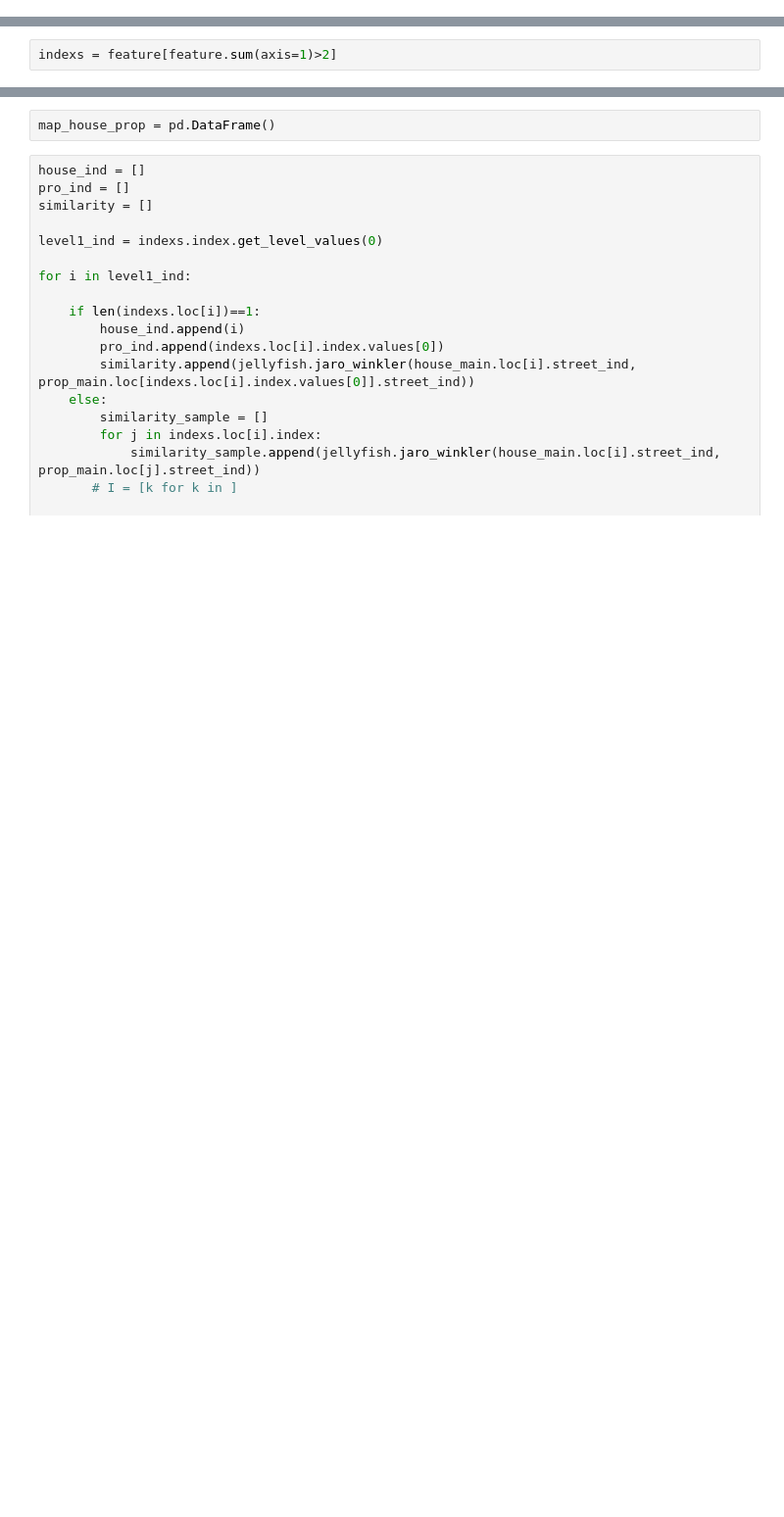
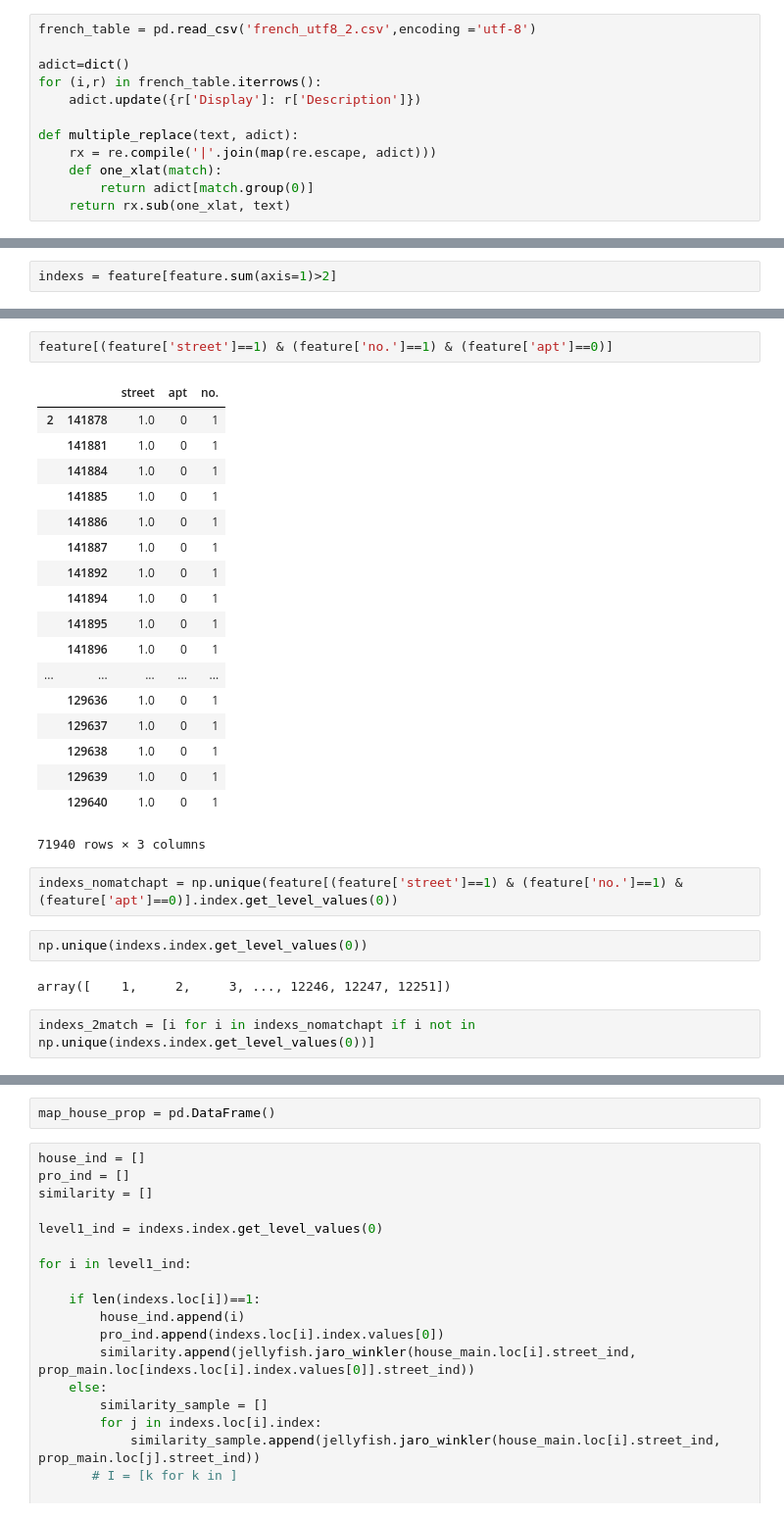
Before and after one commit to gauss1986/Genworth, a Jupyter notebook: Untitled-Copy1.ipynb, the cells around one changed output, grey strips where cells are left out. Shown: that part at 98% size. Saved outputs shown, nothing was run; the diff lists cells and outputs as text; blank space fills up the shorter version.

```diff
--- a/Untitled-Copy1.ipynb
+++ b/Untitled-Copy1.ipynb
@@ -209,3 +214,15 @@ len(prop_main)
+# %%
+french_table = pd.read_csv('french_utf8_2.csv',encoding ='utf-8')
+
+adict=dict()
+for (i,r) in french_table.iterrows():
+    adict.update({r['Display']: r['Description']})
+
+def multiple_replace(text, adict):
+    rx = re.compile('|'.join(map(re.escape, adict)))
+    def one_xlat(match):
+        return adict[match.group(0)]
+    return rx.sub(one_xlat, text)
 # %%
 L = [j for i in prop_main.street.apply(lambda x:x.split(' ')) for j in i]
 
@@ -259,0 +356,29 @@ indexs = feature[feature.sum(axis=1)>2]
+# %%
+feature[(feature['street']==1) & (feature['no.']==1) & (feature['apt']==0)]
+# %% [output]
+|  |  | street | apt | no. |
+| 2 | 141878 | 1.0 | 0 | 1 |
+|  | 141881 | 1.0 | 0 | 1 |
+|  | 141884 | 1.0 | 0 | 1 |
+|  | 141885 | 1.0 | 0 | 1 |
+|  | 141886 | 1.0 | 0 | 1 |
+|  | 141887 | 1.0 | 0 | 1 |
+|  | 141892 | 1.0 | 0 | 1 |
+|  | 141894 | 1.0 | 0 | 1 |
+|  | 141895 | 1.0 | 0 | 1 |
+|  | 141896 | 1.0 | 0 | 1 |
+| ... | ... | ... | ... | ... |
+|  | 129636 | 1.0 | 0 | 1 |
+|  | 129637 | 1.0 | 0 | 1 |
+|  | 129638 | 1.0 | 0 | 1 |
+|  | 129639 | 1.0 | 0 | 1 |
+|  | 129640 | 1.0 | 0 | 1 |
+71940 rows × 3 columns
+# %%
+indexs_nomatchapt = np.unique(feature[(feature['street']==1) & (feature['no.']==1) & (feature['apt']==0)].index.get_level_values(0))
+# %%
+np.unique(indexs.index.get_level_values(0))
+# %% [output]
+array([    1,     2,     3, ..., 12246, 12247, 12251])
+# %%
+indexs_2match = [i for i in indexs_nomatchapt if i not in np.unique(indexs.index.get_level_values(0))]
```
Also changed, not shown: parts of 69 cells of this notebook, 3 other files.
